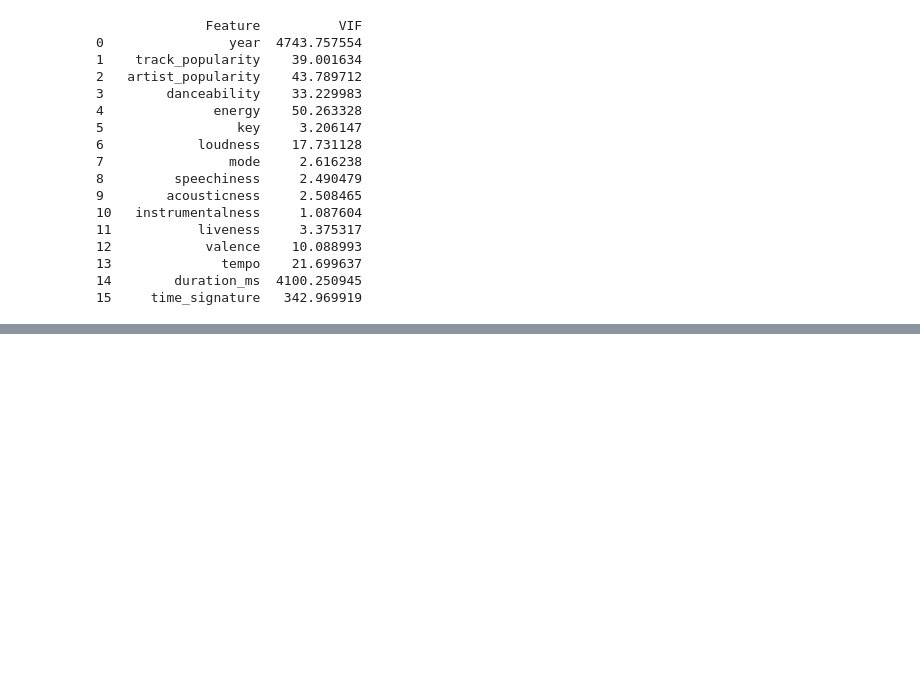
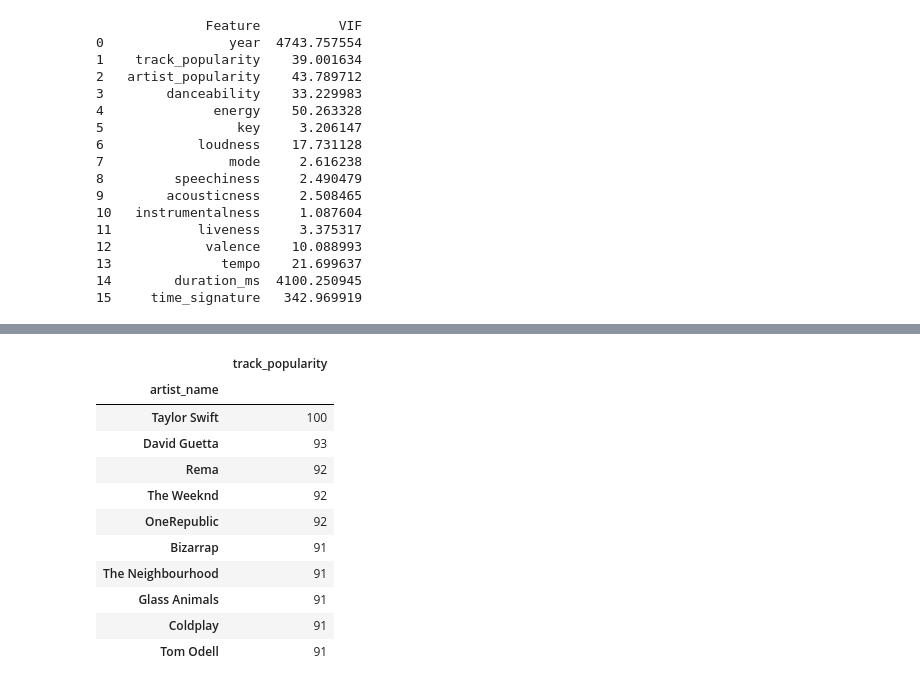
Before and after one commit to fxcollot/SpotifyUnsupervised, a Jupyter notebook: spotify_Louise.ipynb, the cells around one changed output, grey strips where cells are left out. Cells and saved outputs as stored; diff of their text form; code cells hidden in the pictures; blank space fills up the shorter version.

```diff
--- a/spotify_Louise.ipynb
+++ b/spotify_Louise.ipynb
@@ -210,0 +224,16 @@ print(vif_data)
+# %%
+top_artists =data_spotify_copy.groupby('artist_name').max()['track_popularity'].to_frame().sort_values('track_popularity', ascending=False).head(10)
+top_artists.head(10)
+# %% [output]
+|  | track_popularity |
+| artist_name |  |
+| Taylor Swift | 100 |
+| David Guetta | 93 |
+| Rema | 92 |
+| The Weeknd | 92 |
+| OneRepublic | 92 |
+| Bizarrap | 91 |
+| The Neighbourhood | 91 |
+| Glass Animals | 91 |
+| Coldplay | 91 |
+| Tom Odell | 91 |
```
Also changed, not shown: parts of 4 cells of this notebook.
